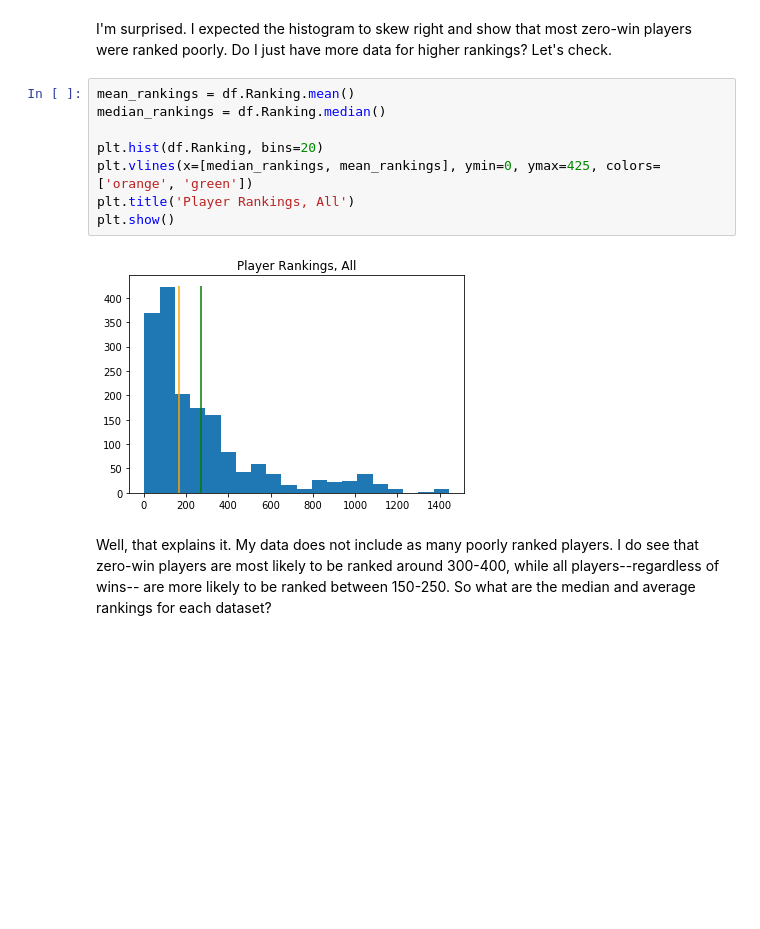
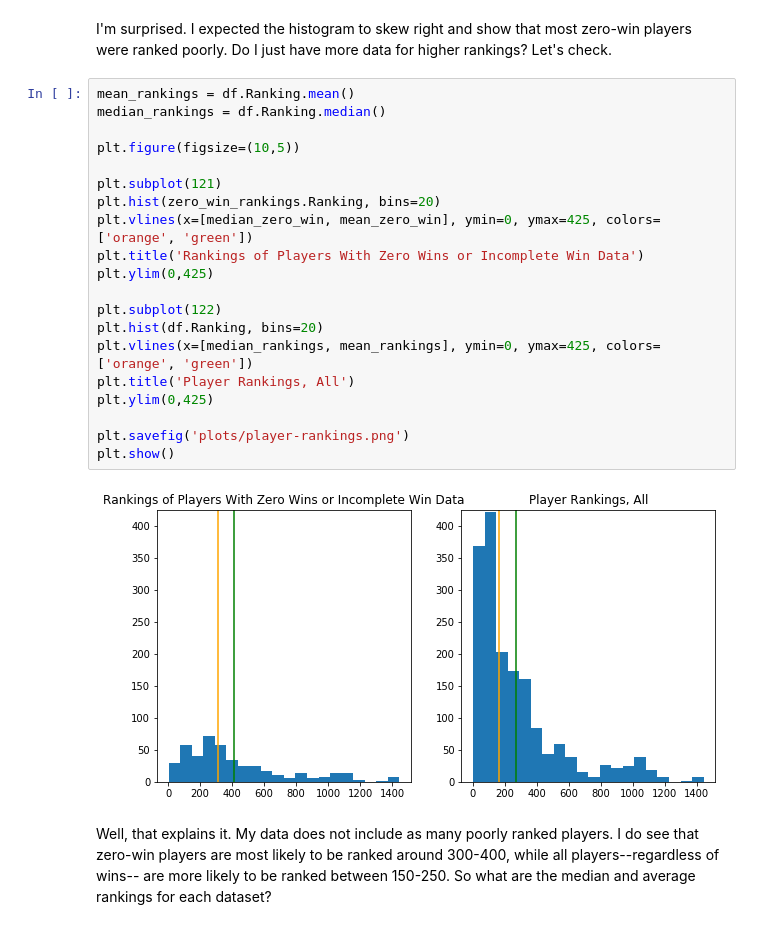
Before and after one commit to lemonmeringuepi/Tennis-Stats, a Jupyter notebook: tennis_stats.ipynb, the cells around one changed output. Saved outputs shown, nothing was run; the diff lists cells and outputs as text; blank space fills up the shorter version.

```diff
--- a/tennis_stats.ipynb
+++ b/tennis_stats.ipynb
@@ -600,13 +618,25 @@ I'm surprised. I expected the histogram to skew right and show that most zero-wi
 # %%
 mean_rankings = df.Ranking.mean()
 median_rankings = df.Ranking.median()
 
+plt.figure(figsize=(10,5))
+
+plt.subplot(121)
+plt.hist(zero_win_rankings.Ranking, bins=20)
+plt.vlines(x=[median_zero_win, mean_zero_win], ymin=0, ymax=425, colors=['orange', 'green'])
+plt.title('Rankings of Players With Zero Wins or Incomplete Win Data')
+plt.ylim(0,425)
+
+plt.subplot(122)
 plt.hist(df.Ranking, bins=20)
 plt.vlines(x=[median_rankings, mean_rankings], ymin=0, ymax=425, colors=['orange', 'green'])
 plt.title('Player Rankings, All')
+plt.ylim(0,425)
+
+plt.savefig('plots/player-rankings.png')
 plt.show()
 # %% [output]
-[figure, old version]
+[figure, new version]
 # %% [markdown]
 Well, that explains it. My data does not include as many poorly ranked players. I do see that zero-win players are most likely to be ranked around 300-400, while all players--regardless of wins-- are more likely to be ranked between 150-250. So what are the median and average rankings for each dataset?
 # %%
```
Also changed, not shown: parts of 18 cells of this notebook.
